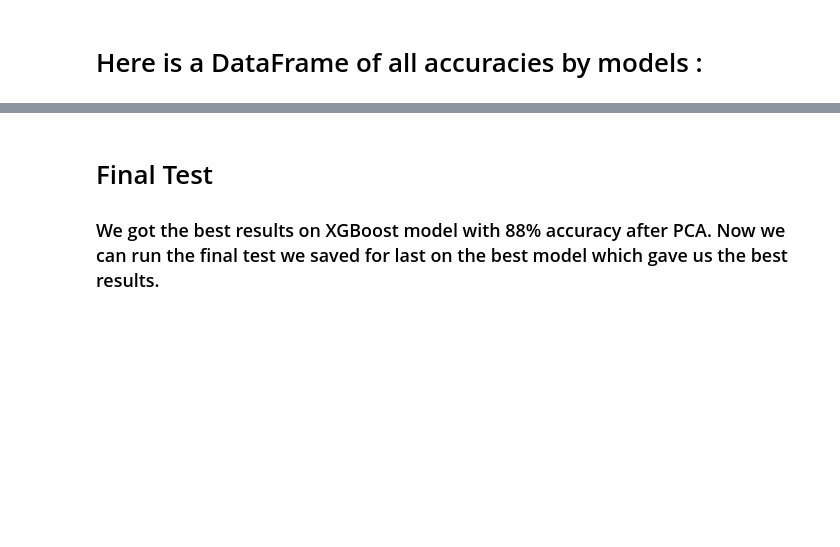
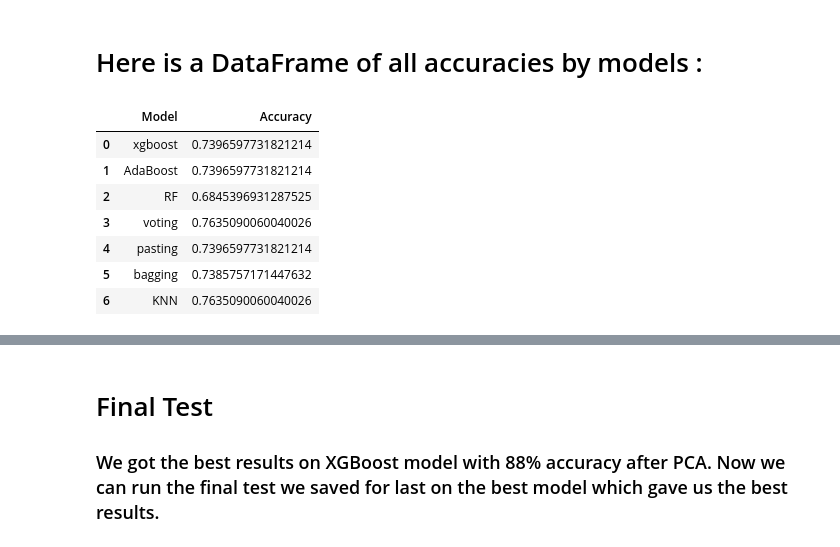
Before and after one commit to diklabirman/Data_Viz_Final_Project, a Jupyter notebook: FASHION MNIST.ipynb, the cells around one changed output, grey strips where cells are left out. Drawn from its saved outputs; the diff is of its cells as text; code cells hidden in the pictures; blank space fills up the shorter version.

```diff
--- a/FASHION MNIST.ipynb
+++ b/FASHION MNIST.ipynb
@@ -404,6 +429,15 @@ print(ada_acuracy)
 # %% [markdown]
 # Here is a DataFrame of all accuracies by models :
 # %%
-total_models = pd.DataFrame (np.array([['xgboost' ,xgb_acuracy], ['AdaBoost',ada_acuracy], ['RF' ,RF_acuracy],['voting' ,voting_acuracy], ['pasting',pasting_acuracy], ['bagging' ,bagging_acuracy], ['KNN' ,knn_accuracy]]),
+total_models = pd.DataFrame (np.array([['xgboost' ,xgb_acuracy], ['AdaBoost',ada_acuracy], ['RF' ,RF_accuracy],['voting' ,voting_acuracy], ['pasting',pasting_acuracy], ['bagging' ,bagging_acuracy], ['KNN' ,knn_accuracy]]),
                    columns=['Model', 'Accuracy'])
 total_models
+# %% [output]
+|  | Model | Accuracy |
+| 0 | xgboost | 0.7396597731821214 |
+| 1 | AdaBoost | 0.7396597731821214 |
+| 2 | RF | 0.6845396931287525 |
+| 3 | voting | 0.7635090060040026 |
+| 4 | pasting | 0.7396597731821214 |
+| 5 | bagging | 0.7385757171447632 |
+| 6 | KNN | 0.7635090060040026 |
```
Also changed, not shown: parts of 22 cells of this notebook.
